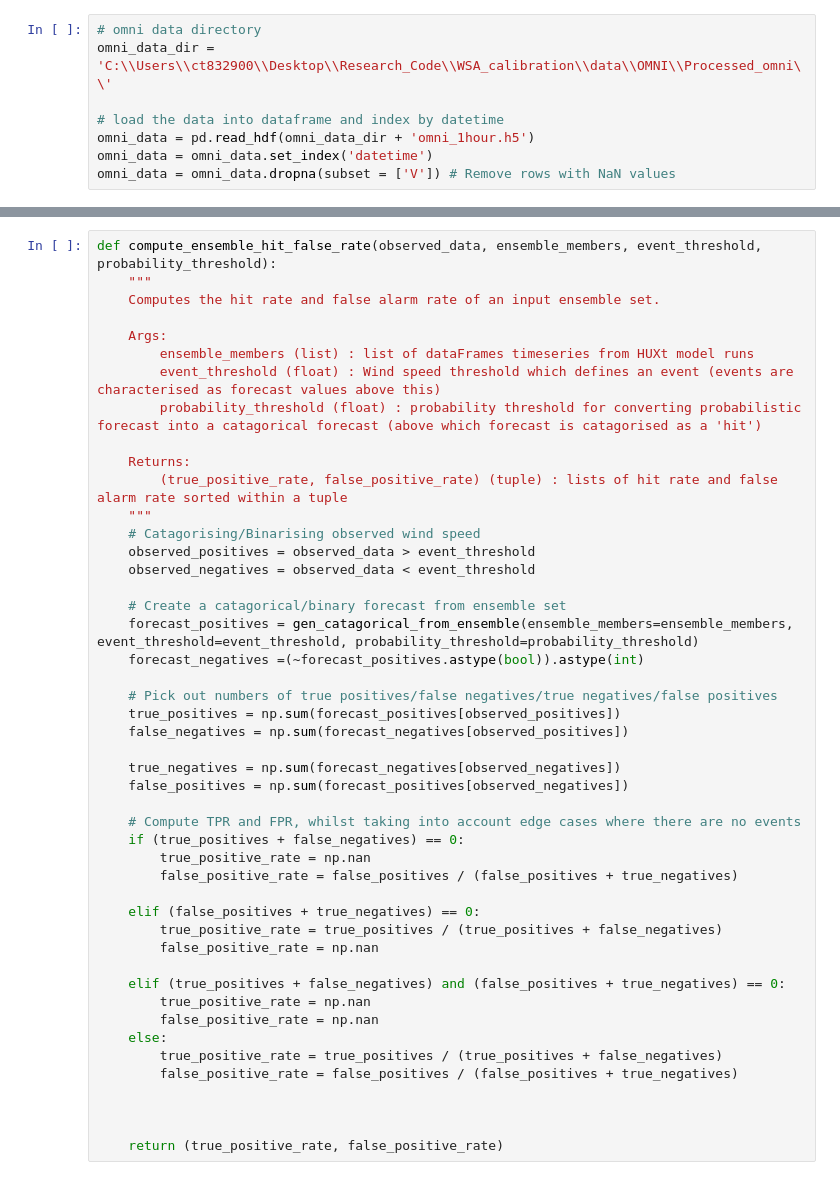
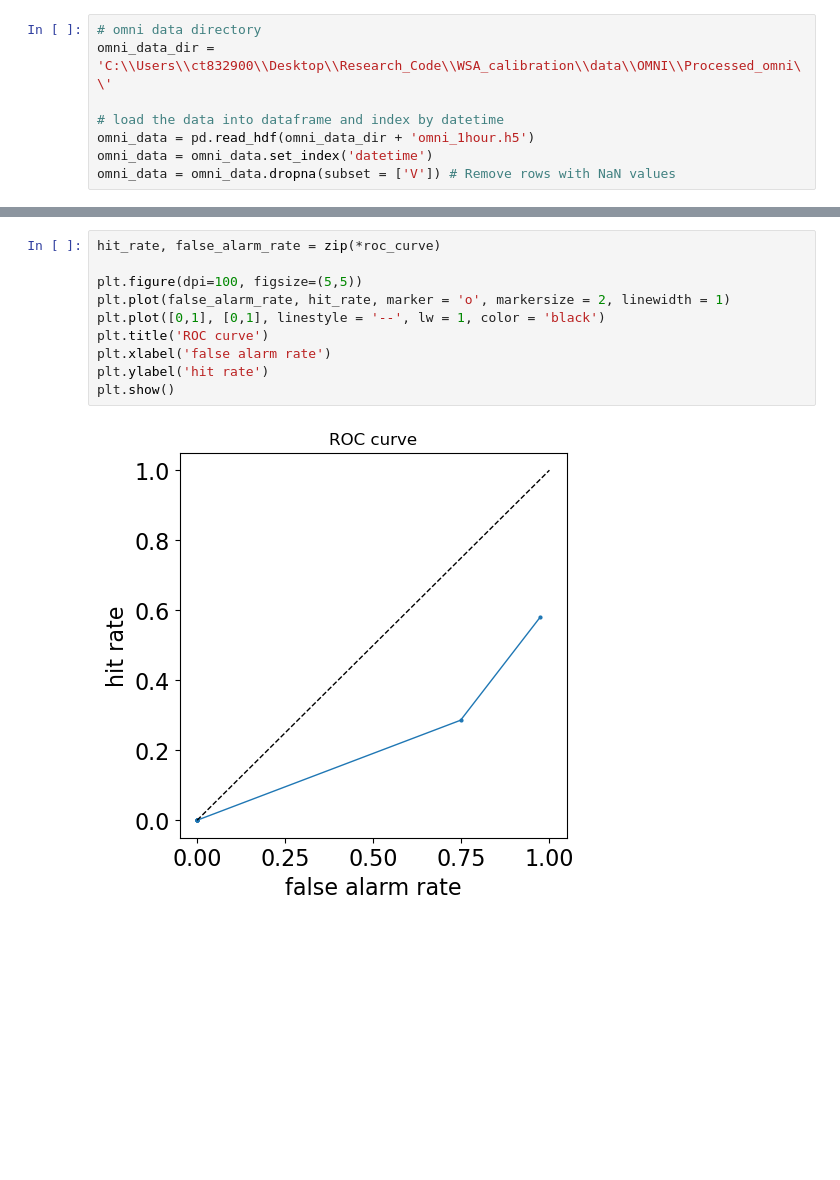
Before and after one commit to NathanielInatimi/WSA_calibration, a Jupyter notebook: code/WSA_calibration_sketch.ipynb, the cells around one changed output, grey strips where cells are left out. Saved outputs shown, nothing was run; the diff lists cells and outputs as text; blank space fills up the shorter version.

```diff
--- a/code/WSA_calibration_sketch.ipynb
+++ b/code/WSA_calibration_sketch.ipynb
@@ -886,47 +996,12 @@ Chi Squared = 3523.90, Brier Score = 0.15
-# %%
-def compute_ensemble_hit_false_rate(observed_data, ensemble_members, event_threshold, probability_threshold):
-    """
-    Computes the hit rate and false alarm rate of an input ensemble set.
-
-    Args:
-        ensemble_members (list) : list of dataFrames timeseries from HUXt model runs
-        event_threshold (float) : Wind speed threshold which defines an event (events are characterised as forecast values above this)
-        probability_threshold (float) : probability threshold for converting probabilistic forecast into a catagorical forecast (above which forecast is catagorised as a 'hit')
-
-    Returns:
-        (true_positive_rate, false_positive_rate) (tuple) : lists of hit rate and false alarm rate sorted within a tuple
-    """
-    # Catagorising/Binarising observed wind speed
-    observed_positives = observed_data > event_threshold
-    observed_negatives = observed_data < event_threshold
-
-    # Create a catagorical/binary forecast from ensemble set
-    forecast_positives = gen_catagorical_from_ensemble(ensemble_members=ensemble_members, event_threshold=event_threshold, probability_threshold=probability_threshold)
-    forecast_negatives =(~forecast_positives.astype(bool)).astype(int)
-
-    # Pick out numbers of true positives/false negatives/true negatives/false positives
-    true_positives = np.sum(forecast_positives[observed_positives])
-    false_negatives = np.sum(forecast_negatives[observed_positives])
-
-    true_negatives = np.sum(forecast_negatives[observed_negatives])
-    false_positives = np.sum(forecast_positives[observed_negatives])
-
-    # Compute TPR and FPR, whilst taking into account edge cases where there are no events
-    if (true_positives + false_negatives) == 0:
-        true_positive_rate = np.nan
-        false_positive_rate = false_positives / (false_positives + true_negatives)
-
-    elif (false_positives + true_negatives) == 0:
-        true_positive_rate = true_positives / (true_positives + false_negatives)
-        false_positive_rate = np.nan
-
-    elif (true_positives + false_negatives) and (false_positives + true_negatives) == 0:
-        true_positive_rate = np.nan
-        false_positive_rate = np.nan
-    else:
-        true_positive_rate = true_positives / (true_positives + false_negatives)
-        false_positive_rate = false_positives / (false_positives + true_negatives)
-
-
-
-    return (true_positive_rate, false_positive_rate)
+# %%
+hit_rate, false_alarm_rate = zip(*roc_curve)
+
+plt.figure(dpi=100, figsize=(5,5))
+plt.plot(false_alarm_rate, hit_rate, marker = 'o', markersize = 2, linewidth = 1)
+plt.plot([0,1], [0,1], linestyle = '--', lw = 1, color = 'black')
+plt.title('ROC curve')
+plt.xlabel('false alarm rate')
+plt.ylabel('hit rate')
+plt.show()
+# %% [output]
+[figure, added]
```
Also changed, not shown: parts of 11 cells of this notebook, 1 other file.
